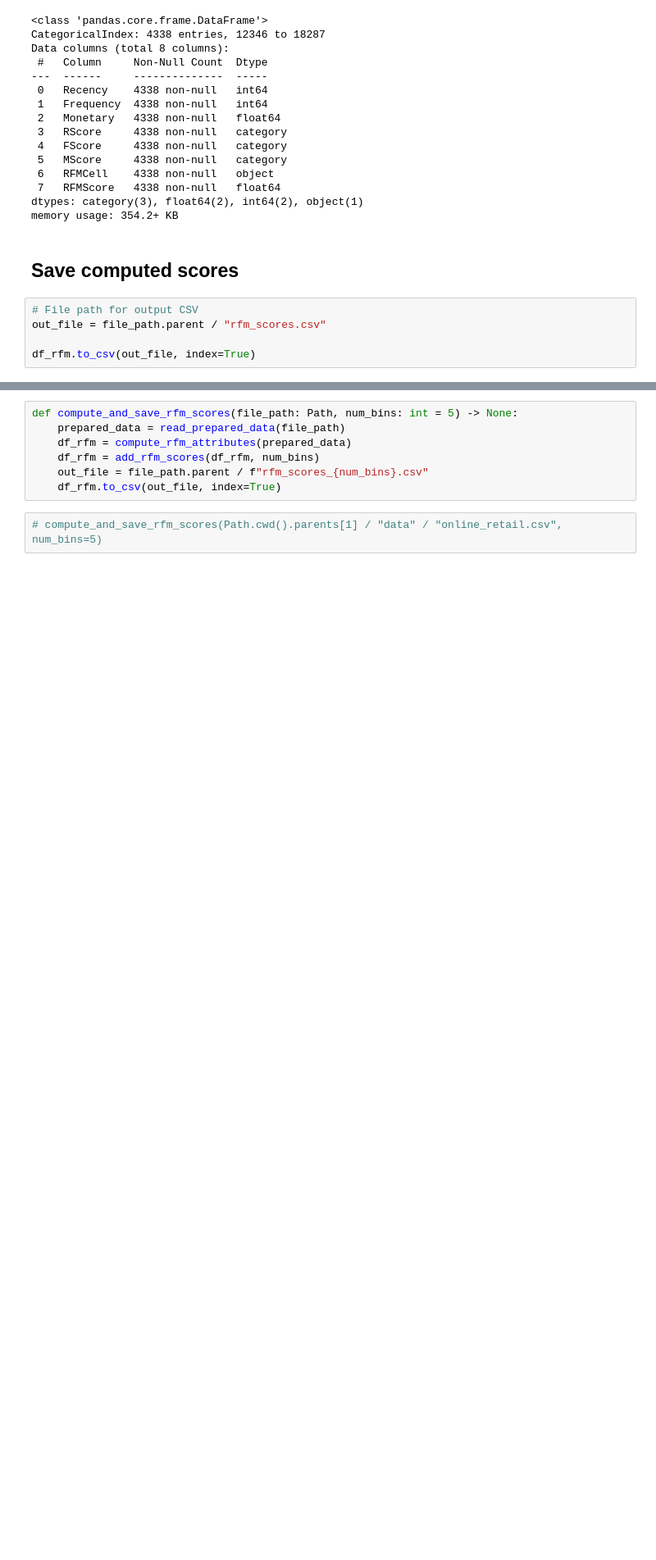
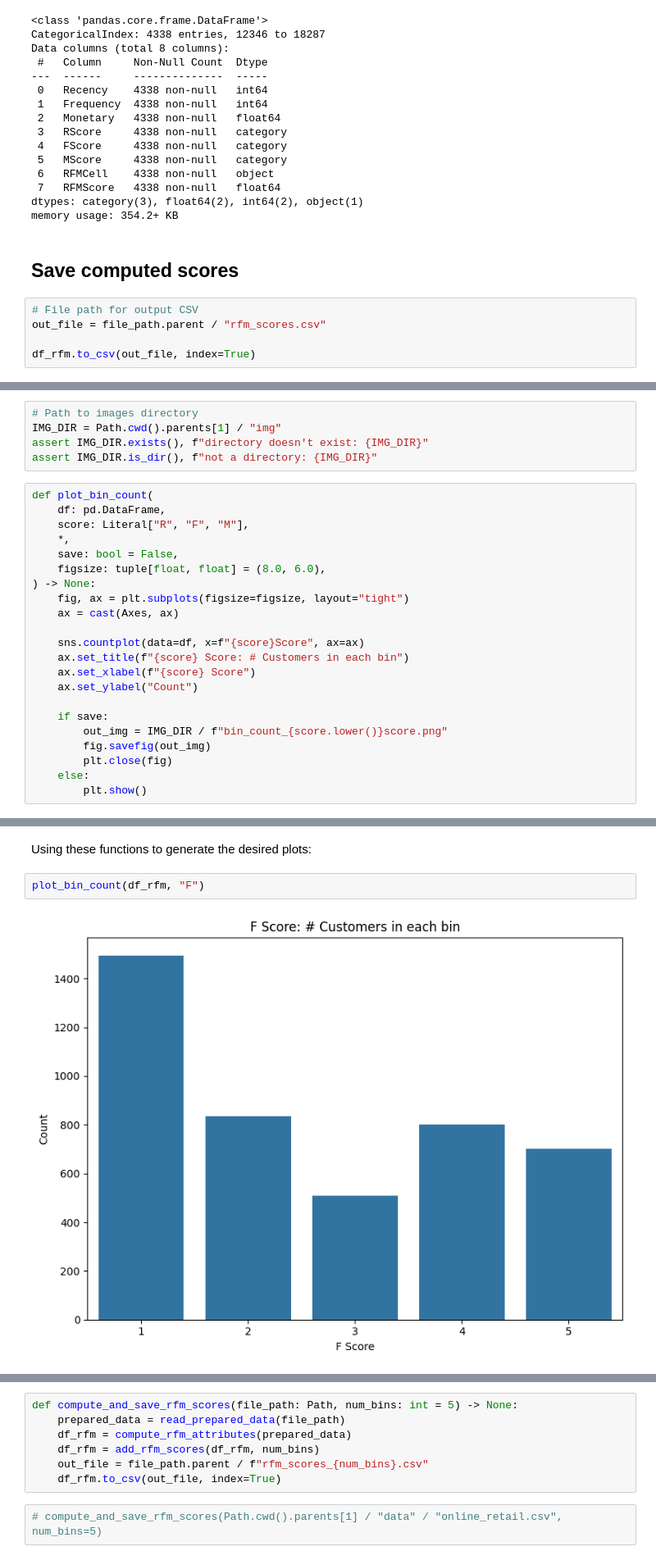
Before and after one commit to mwoitek/python-customer-segmentation, a Jupyter notebook: notebooks/online_retail/rfm_scores.ipynb, the cells around one changed output, grey strips where cells are left out. Shown at 82% size. Cells and saved outputs as stored; diff of their text form; blank space fills up the shorter version.

```diff
--- a/notebooks/online_retail/rfm_scores.ipynb
+++ b/notebooks/online_retail/rfm_scores.ipynb
@@ -338,0 +402,27 @@ df_rfm.to_csv(out_file, index=True)
+# %%
+# Path to images directory
+IMG_DIR = Path.cwd().parents[1] / "img"
+assert IMG_DIR.exists(), f"directory doesn't exist: {IMG_DIR}"
+assert IMG_DIR.is_dir(), f"not a directory: {IMG_DIR}"
+# %%
+def plot_bin_count(
+    df: pd.DataFrame,
+    score: Literal["R", "F", "M"],
+    *,
+    save: bool = False,
+    figsize: tuple[float, float] = (8.0, 6.0),
+) -> None:
+    fig, ax = plt.subplots(figsize=figsize, layout="tight")
+    ax = cast(Axes, ax)
+
+    sns.countplot(data=df, x=f"{score}Score", ax=ax)
+    ax.set_title(f"{score} Score: # Customers in each bin")
+    ax.set_xlabel(f"{score} Score")
+    ax.set_ylabel("Count")
+
+    if save:
+        out_img = IMG_DIR / f"bin_count_{score.lower()}score.png"
+        fig.savefig(out_img)
+        plt.close(fig)
+    else:
+        plt.show()
@@ -338,0 +469,6 @@ df_rfm.to_csv(out_file, index=True)
+# %% [markdown]
+Using these functions to generate the desired plots:
+# %%
+plot_bin_count(df_rfm, "F")
+# %% [output]
+[figure, added]
```
Also changed, not shown: parts of 31 cells of this notebook.
